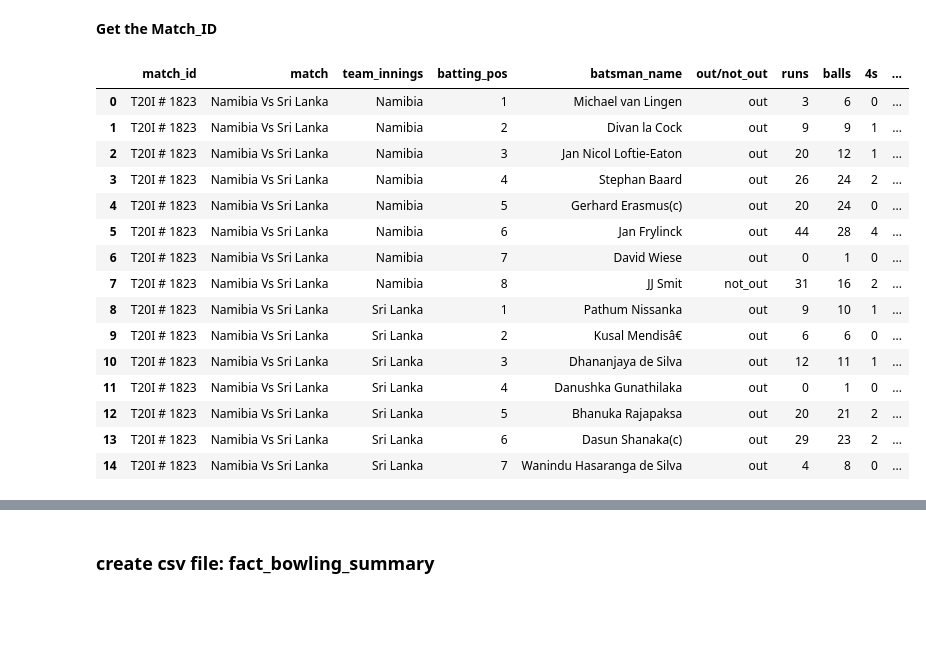
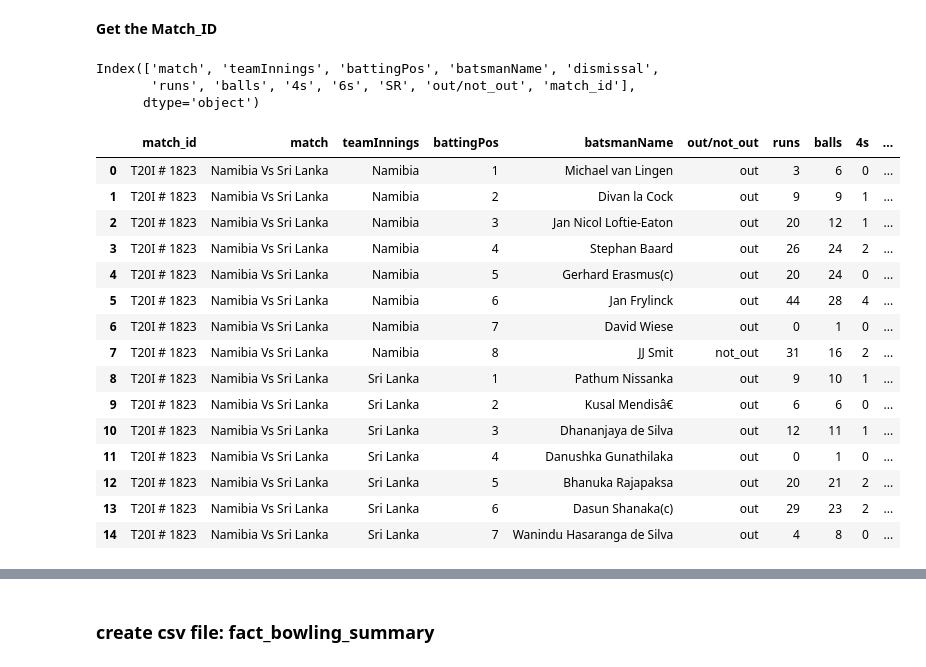
Before and after one commit to codebasics/DataAnalysisProjects, a Jupyter notebook: 5_CricketT20Analytics/data_collection/preprocess_t20_cricket_data.ipynb, the cells around one changed output, grey strips where cells are left out. Saved outputs shown, nothing was run; the diff lists cells and outputs as text; code cells hidden in the pictures; blank space fills up the shorter version.

```diff
--- a/5_CricketT20Analytics/data_collection/preprocess_t20_cricket_data.ipynb
+++ b/5_CricketT20Analytics/data_collection/preprocess_t20_cricket_data.ipynb
@@ -35,4 +30,4 @@ df_match_info.head()
 # %%
 #rename "scorecard" with "match_id"
 
-df_match_info.rename({'Scorecard': 'match_id'}, axis = 1, inplace = True)
+df_match_info.rename({'scorecard': 'match_id'}, axis = 1, inplace = True)
@@ -41,8 +42,8 @@ df_match_info.rename({'Scorecard': 'match_id'}, axis = 1, inplace = True)
 
 match_ids_dict = {}
 for index, row in df_match_info.iterrows():
-  val1 = row['Team_1'] + ' Vs ' + row['Team_2']
-  val2 = row['Team_2'] + ' Vs ' + row['Team_1']
+  val1 = row['team1'] + ' Vs ' + row['team2']
+  val2 = row['team2'] + ' Vs ' + row['team1']
   match_id = row['match_id']
 
   match_ids_dict[val1] = match_id
@@ -100,11 +101,3 @@ df_batsman_sum.head()
-# %%
-#format the column "team_innings"
-df_batsman_sum['team_innings'] = df_batsman_sum['team_innings'].apply(lambda x: x.replace(' Innings', ''))
-# %%
-#rename column names
-
-df_batsman_sum.rename({'ball': 'balls'}, axis = 1, inplace = True)
-df_batsman_sum.rename({'run': 'runs'}, axis = 1, inplace = True)
 # %%
 #creating a new column out/notout
 
@@ -113,14 +106,20 @@ df_batsman_sum['out/not_out'] = df_batsman_sum['dismissal'].apply(lambda x: "out
 **Get the Match_ID**
 # %%
 df_batsman_sum['match_id'] = df_batsman_sum['match'].map(match_ids_dict)
+# %%
+df_batsman_sum.columns
+# %% [output]
+Index(['match', 'teamInnings', 'battingPos', 'batsmanName', 'dismissal',
+       'runs', 'balls', '4s', '6s', 'SR', 'out/not_out', 'match_id'],
+      dtype='object')
 # %%
 #reforming the dataframe and finally saving it
 
-df_batsman_sum = df_batsman_sum[['match_id', 'match', 'team_innings', 'batting_pos', 'batsman_name', 'out/not_out', 'runs', 'balls',
+df_batsman_sum = df_batsman_sum[['match_id', 'match', 'teamInnings', 'battingPos', 'batsmanName', 'out/not_out', 'runs', 'balls',
        '4s', '6s', 'SR']]
 df_batsman_sum.head(15)
 # %% [output]
-|  | match_id | match | team_innings | batting_pos | batsman_name | out/not_out | runs | balls | 4s | ... |
+|  | match_id | match | teamInnings | battingPos | batsmanName | out/not_out | runs | balls | 4s | ... |
 | 0 | T20I # 1823 | Namibia Vs Sri Lanka | Namibia | 1 | Michael van Lingen | out | 3 | 6 | 0 | ... |
 | 1 | T20I # 1823 | Namibia Vs Sri Lanka | Namibia | 2 | Divan la Cock | out | 9 | 9 | 1 | ... |
 | 2 | T20I # 1823 | Namibia Vs Sri Lanka | Namibia | 3 | Jan Nicol Loftie-Eaton | out | 20 | 12 | 1 | ... |
```
Also changed, not shown: parts of 16 cells of this notebook, 12 other files.
